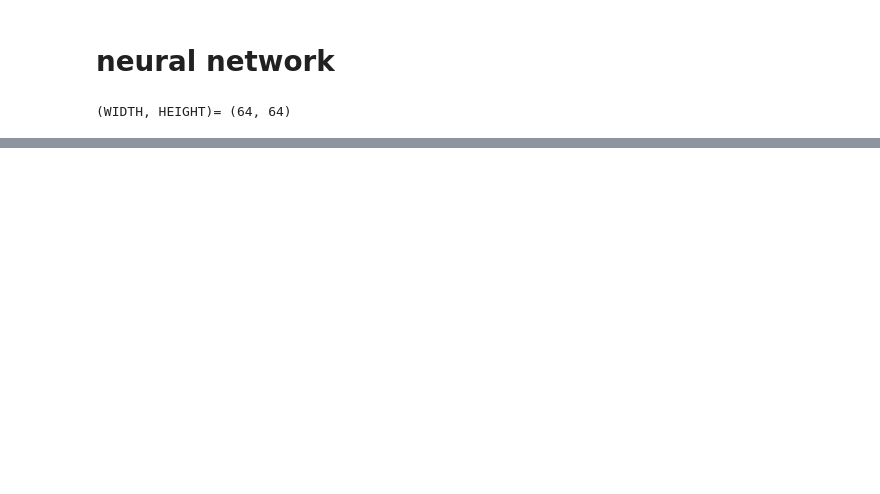
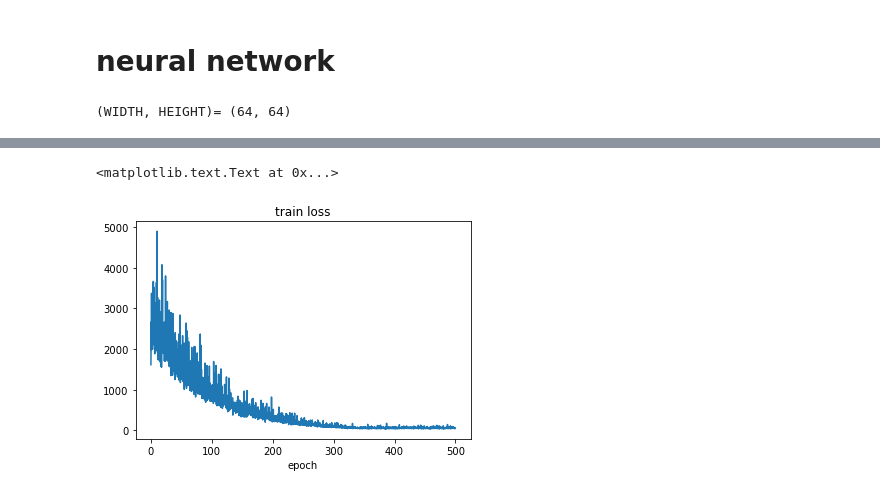
Before and after one commit to tcnguyen/ASL-Letters-Recognition, a Jupyter notebook: One layer Image 64 .ipynb, the cells around one changed output, grey strips where cells are left out. Cells and saved outputs as stored; diff of their text form; code cells hidden in the pictures; blank space fills up the shorter version.

Commit message:
add one layer

```diff
--- a/One layer Image 64 .ipynb
+++ b/One layer Image 64 .ipynb
@@ -27,7 +27,7 @@ Test label size:  3234
 # %%
 X_validation, y_validation = get_data(validation_data, validation_label_onehot)
 # %%
-X_train, y_train = get_data(train_data[:15000], train_label_onehot[:15000])
+X_train, y_train = get_data(train_data, train_label_onehot)
 # %%
 def shuffle_in_unison(a, b):
     rng_state = np.random.get_state()
@@ -95,0 +105,9 @@ init = tf.global_variables_initializer()
+# %%
+with tf.Session() as sess:
+    sess.run(init)
+
+    #check initial loss
+    cross_entropy_loss =  sess.run(cross_entropy, feed_dict={X: X_validation, Y_: y_validation})
+    print(cross_entropy_loss)
+
+print("check = ", -np.log(1/24))
@@ -96,7 +117,7 @@ init = tf.global_variables_initializer()
 # %%
 import time
 BATCH_SIZE = 128
-EPOCHS = 100
+EPOCHS = 500
 # %%
 train_losses = []
 train_accuracies = []
@@ -108,11 +129,11 @@ init = tf.global_variables_initializer()
 with tf.Session() as sess:
     sess.run(init)
 
-    lr = 0.005
+    lr = 0.03
 
     for k in range(EPOCHS):
 
-        if lr > 0.0001:
+        if lr > 0.001:
             lr *= 0.99
 
         print(k, ": ", "learning rate = ", lr)
@@ -128,21 +149,23 @@ with tf.Session() as sess:
 
             sess.run(train_step, feed_dict={X: batch_X, Y_: batch_Y, learning_rate: lr})
 
-            if i >= 0 and i % 40 == 0:
-                train_a, loss = sess.run([accuracy, cross_entropy], feed_dict={X: batch_X, Y_: batch_Y})
+            if i >= 0 and i % 100 == 0:
+                cross_entropy_loss, reg_loss = sess.run([cross_entropy, reg], feed_dict={X: batch_X, Y_: batch_Y})
+                loss = cross_entropy_loss + reg_loss
                 train_losses.append(loss)
-                train_accuracies.append(train_a)
-
-                valid_a = sess.run(accuracy, feed_dict={X: X_validation, Y_: y_validation})
-                validation_accuracies.append(valid_a)
-
-                print(i, ":", " train loss = ", loss, "; train accuracy = ", train_a, "; validation accuracy = ", valid_a)
-
+                print(i, ":", " cross entropy loss = ", cross_entropy_loss, "; reg = ", reg_loss)
             i+= 1
 
-        saver.save(sess, "./tmp/one_layer/model_image64_adam.ckpt")
+        #saver.save(sess, "./tmp/one_layer/model_image64_adam.ckpt")
+
+        train_accuracy = sess.run(accuracy, feed_dict={X: X_train[:5000], Y_: y_train[:5000]})
+        validation_accuracy = sess.run(accuracy, feed_dict={X: X_validation, Y_: y_validation})
+        train_accuracies.append(train_accuracy)
+        validation_accuracies.append(validation_accuracy)
+
+        print(k, ": train_accuracy: ", train_accuracy, "; validation_accuracy: ", validation_accuracy)
 
     # Save the variables to disk.
-    save_path = saver.save(sess, "./tmp/one_layer/model_image64_adam.ckpt")
+    save_path = saver.save(sess, "./tmp/one_layer/model_image64_adam_reg01.ckpt")
     print("Model saved in file: %s" % save_path)
 # %% [output]
@@ -169,0 +189,7 @@ globals()
+# %%
+plt.plot(np.arange(0,500,0.2), train_losses)
+plt.title("train loss")
+plt.xlabel("epoch")
+# %% [output]
+<matplotlib.text.Text at 0x...>
+[figure, added]
```
Also changed, not shown: parts of 11 cells of this notebook.
